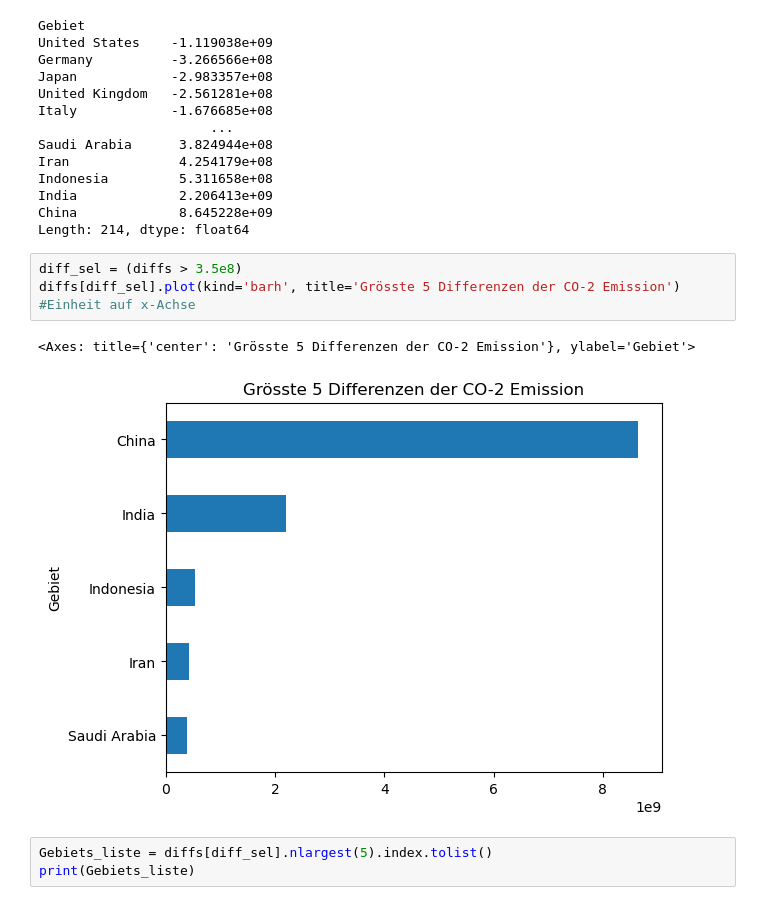
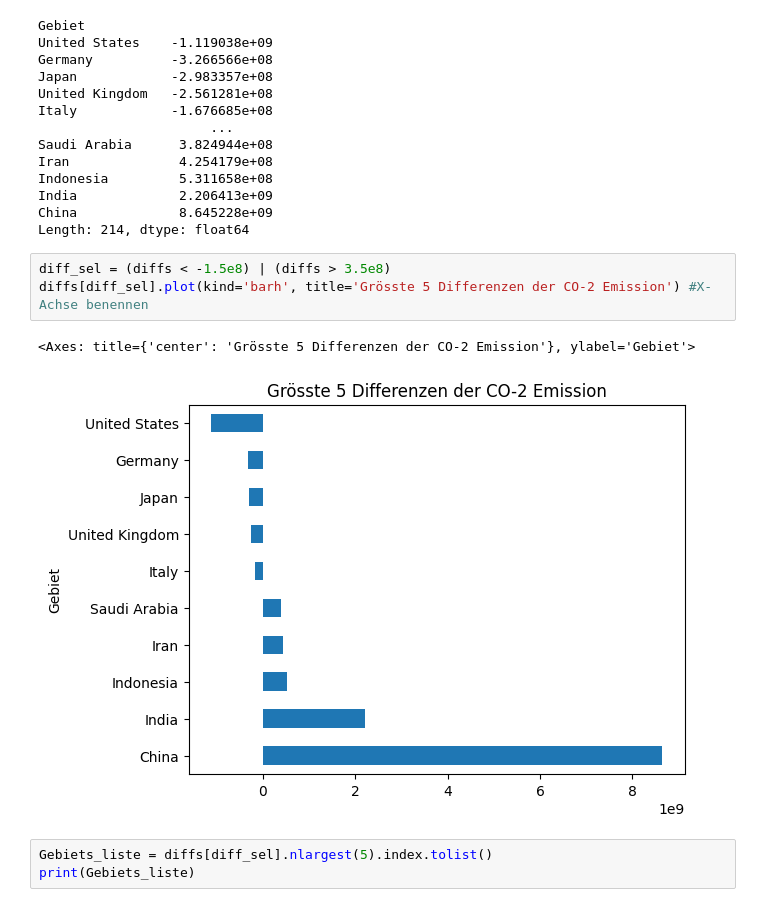
Before and after one commit to itulahjess/LN_2_Github_Python, a Jupyter notebook: Analyse.ipynb, the cells around one changed output. Cells and saved outputs as stored; diff of their text form.

```diff
--- a/Analyse.ipynb
+++ b/Analyse.ipynb
@@ -187,12 +189,12 @@ Indonesia         5.311658e+08
 India             2.206413e+09
 China             8.645228e+09
 Length: 214, dtype: float64
-# %%
-diff_sel = (diffs > 3.5e8)
-diffs[diff_sel].plot(kind='barh', title='Grösste 5 Differenzen der CO-2 Emission') #Einheit auf x-Achse
-# %% [output]
-<Axes: title={'center': 'Grösste 5 Differenzen der CO-2 Emission'}, ylabel='Gebiet'>
-[figure, removed]
+# %%
+diff_sel = (diffs < -1.5e8) | (diffs > 3.5e8)
+diffs[diff_sel].plot(kind='barh', title='Grösste 5 Differenzen der CO-2 Emission') #X-Achse benennen
+# %% [output]
+<Axes: title={'center': 'Grösste 5 Differenzen der CO-2 Emission'}, ylabel='Gebiet'>
+[figure, added]
 # %%
 Gebiets_liste = diffs[diff_sel].nlargest(5).index.tolist()
 print(Gebiets_liste)
```
Also changed, not shown: parts of 13 cells of this notebook.
